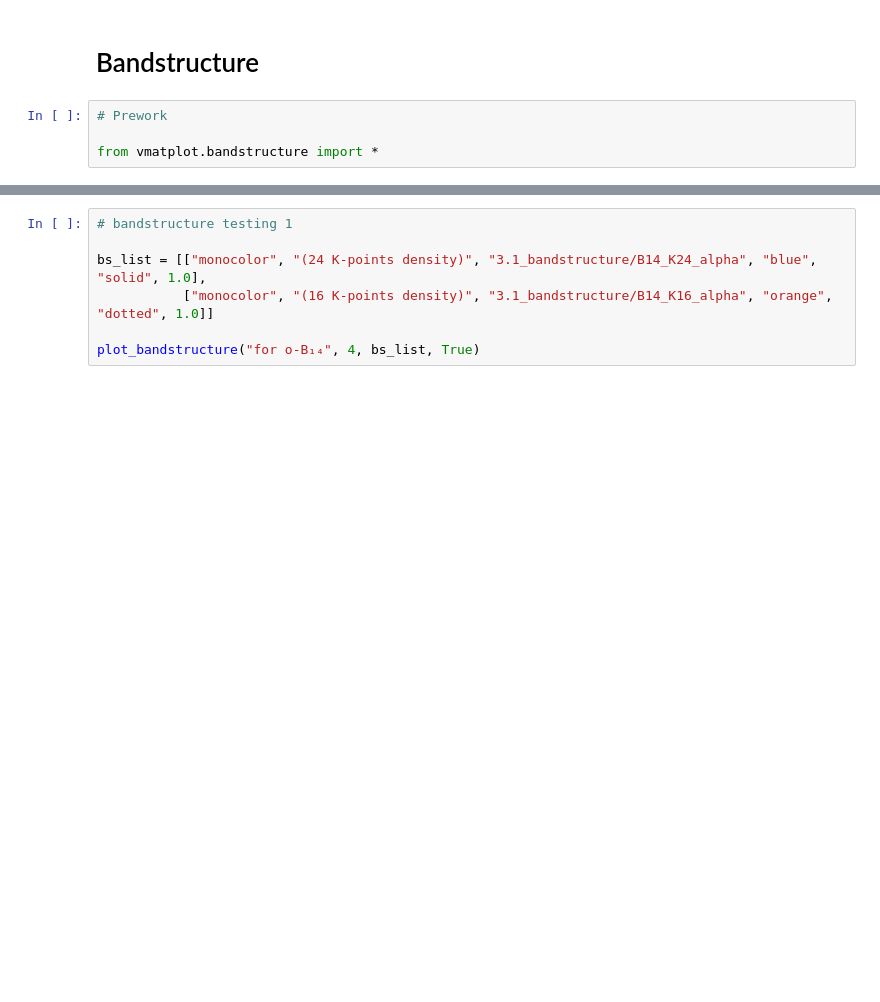
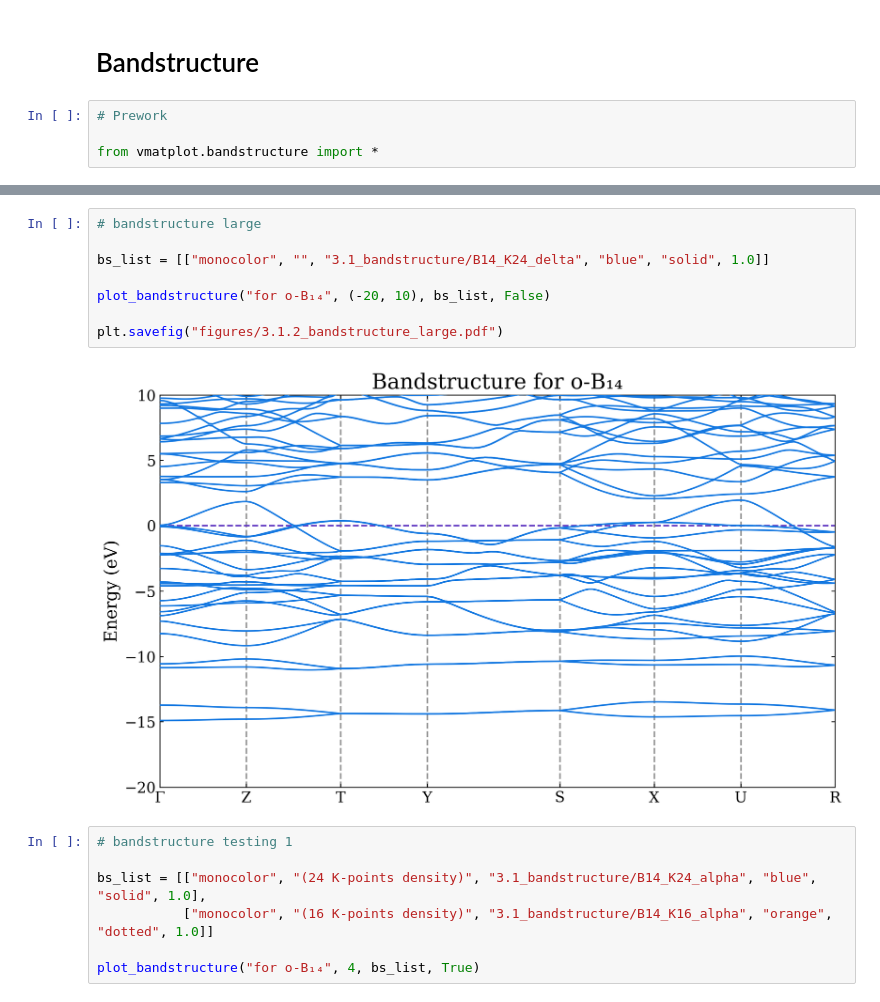
Before and after one commit to Photonico/o-B14_20241024, a Jupyter notebook: 3.1_bandstructure.ipynb, the cells around one changed output, grey strips where cells are left out. Drawn from its saved outputs; the diff is of its cells as text; blank space fills up the shorter version.

```diff
--- a/3.1_bandstructure.ipynb
+++ b/3.1_bandstructure.ipynb
@@ -15,5 +15,15 @@ plt.savefig("figures/3.1_bandstructure.pdf")
 # %% [output]
 [figure]
+# %%
+# bandstructure large
+
+bs_list = [["monocolor", "", "3.1_bandstructure/B14_K24_delta", "blue", "solid", 1.0]]
+
+plot_bandstructure("for o-B₁₄", (-20, 10), bs_list, False)
+
+plt.savefig("figures/3.1.2_bandstructure_large.pdf")
+# %% [output]
+[figure, added]
 # %%
 # bandstructure testing 1
 
```
Also changed, not shown: parts of 1 cell of this notebook, 6 other files.
